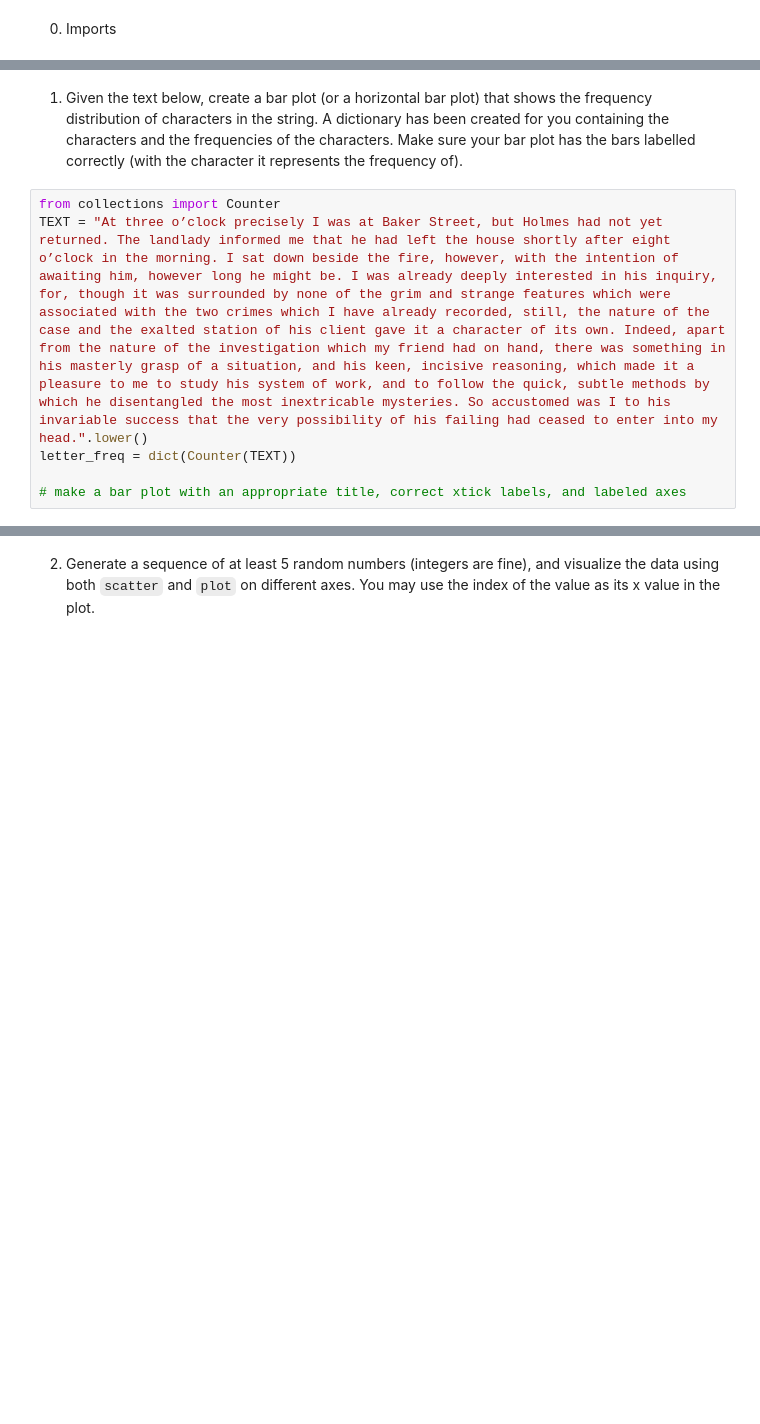
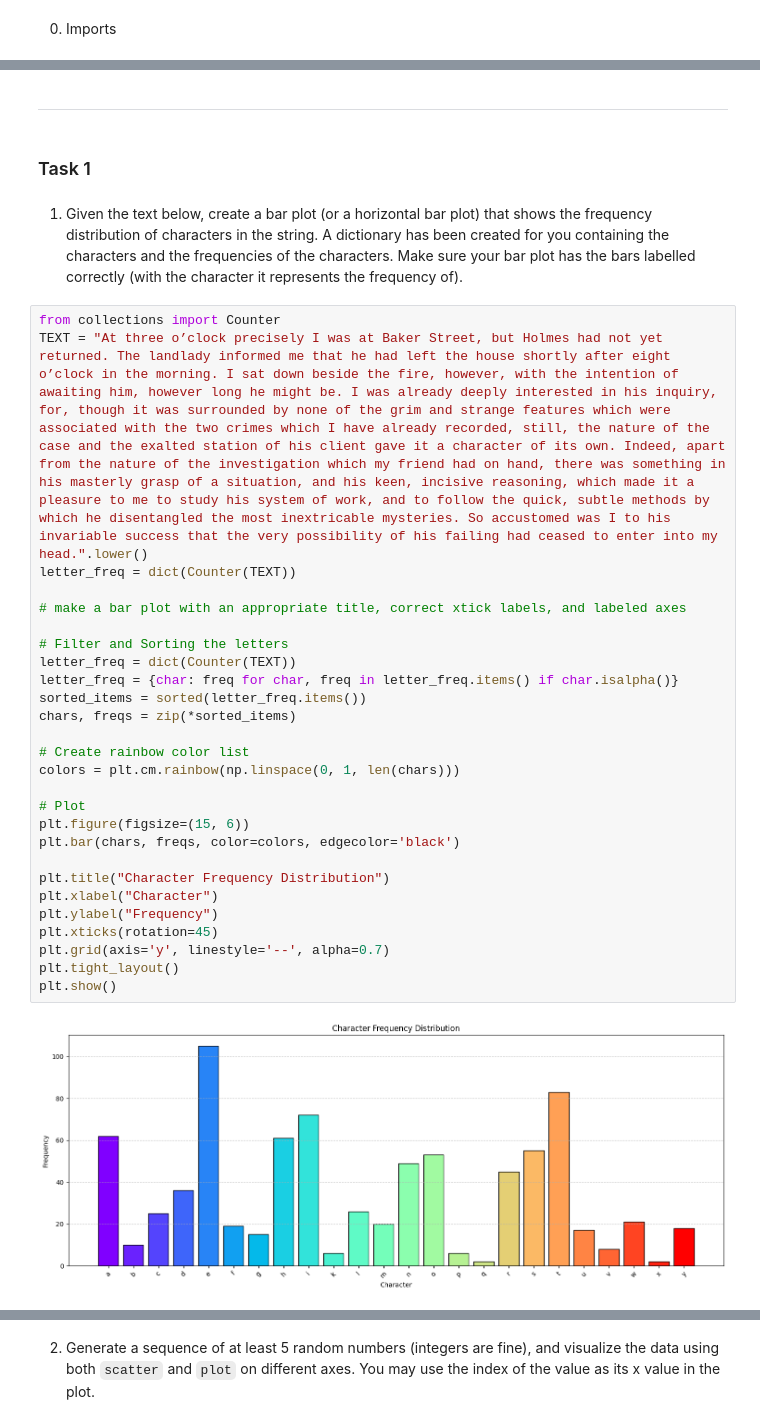
Before and after one commit to SchroderJ-pixel/jschroder-pyplot, a Jupyter notebook: pyplot.ipynb, the cells around one changed output, grey strips where cells are left out. Saved outputs shown, nothing was run; the diff lists cells and outputs as text; blank space fills up the shorter version.

```diff
--- a/pyplot.ipynb
+++ b/pyplot.ipynb
@@ -50,6 +52,10 @@ webcolors                 24.11.1
 webencodings              0.5.1
 websocket-client          1.8.0
 widgetsnbextension        4.0.14
+# %% [markdown]
+---
+# %% [markdown]
+### Task 1
 # %% [markdown]
 1. Given the text below, create a bar plot (or a horizontal bar plot) that shows the frequency distribution of characters in the string.
 A dictionary has been created for you containing the characters and the frequencies of the characters.
@@ -57,6 +63,29 @@ Make sure your bar plot has the bars labelled correctly (with the character it r
 # %%
 from collections import Counter
 TEXT = "At three o’clock precisely I was at Baker Street, but Holmes had not yet returned. The landlady informed me that he had left the house shortly after eight o’clock in the morning. I sat down beside the fire, however, with the intention of awaiting him, however long he might be. I was already deeply interested in his inquiry, for, though it was surrounded by none of the grim and strange features which were associated with the two crimes which I have already recorded, still, the nature of the case and the exalted station of his client gave it a character of its own. Indeed, apart from the nature of the investigation which my friend had on hand, there was something in his masterly grasp of a situation, and his keen, incisive reasoning, which made it a pleasure to me to study his system of work, and to follow the quick, subtle methods by which he disentangled the most inextricable mysteries. So accustomed was I to his invariable success that the very possibility of his failing had ceased to enter into my head.".lower()
 letter_freq = dict(Counter(TEXT))
 
 # make a bar plot with an appropriate title, correct xtick labels, and labeled axes
+
+# Filter and Sorting the letters
+letter_freq = dict(Counter(TEXT))
+letter_freq = {char: freq for char, freq in letter_freq.items() if char.isalpha()}
+sorted_items = sorted(letter_freq.items())
+chars, freqs = zip(*sorted_items)
+
+# Create rainbow color list
+colors = plt.cm.rainbow(np.linspace(0, 1, len(chars)))
+
+# Plot
+plt.figure(figsize=(15, 6))
+plt.bar(chars, freqs, color=colors, edgecolor='black')
+
+plt.title("Character Frequency Distribution")
+plt.xlabel("Character")
+plt.ylabel("Frequency")
+plt.xticks(rotation=45)
+plt.grid(axis='y', linestyle='--', alpha=0.7)
+plt.tight_layout()
+plt.show()
+# %% [output]
+[figure, added]
```
Also changed, not shown: parts of 7 cells of this notebook.
